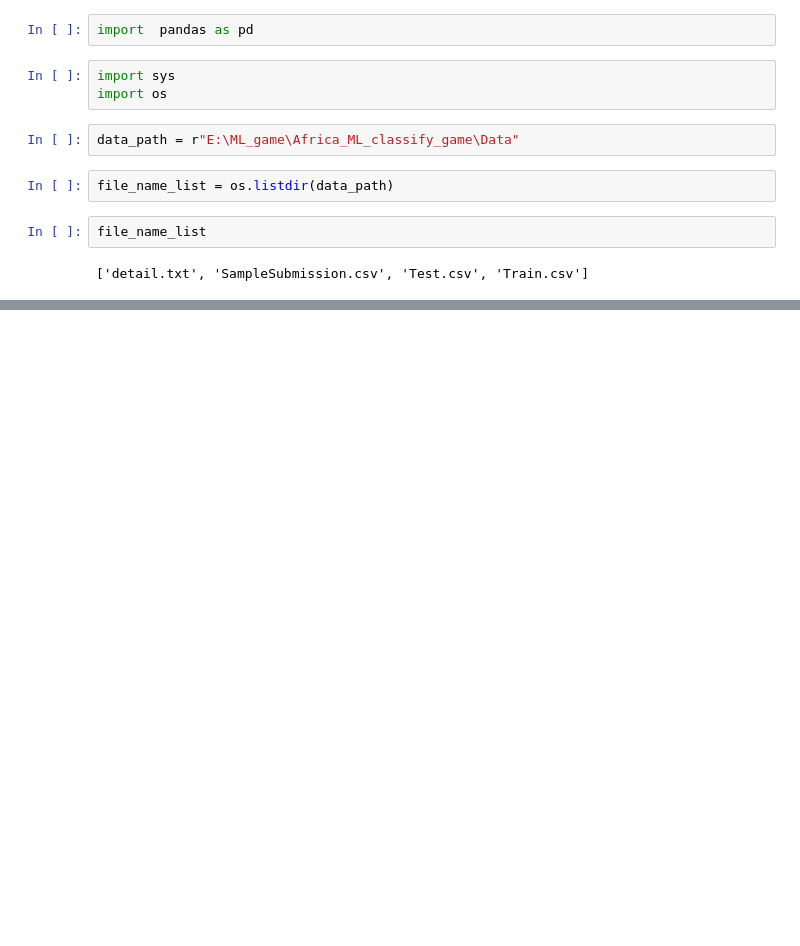
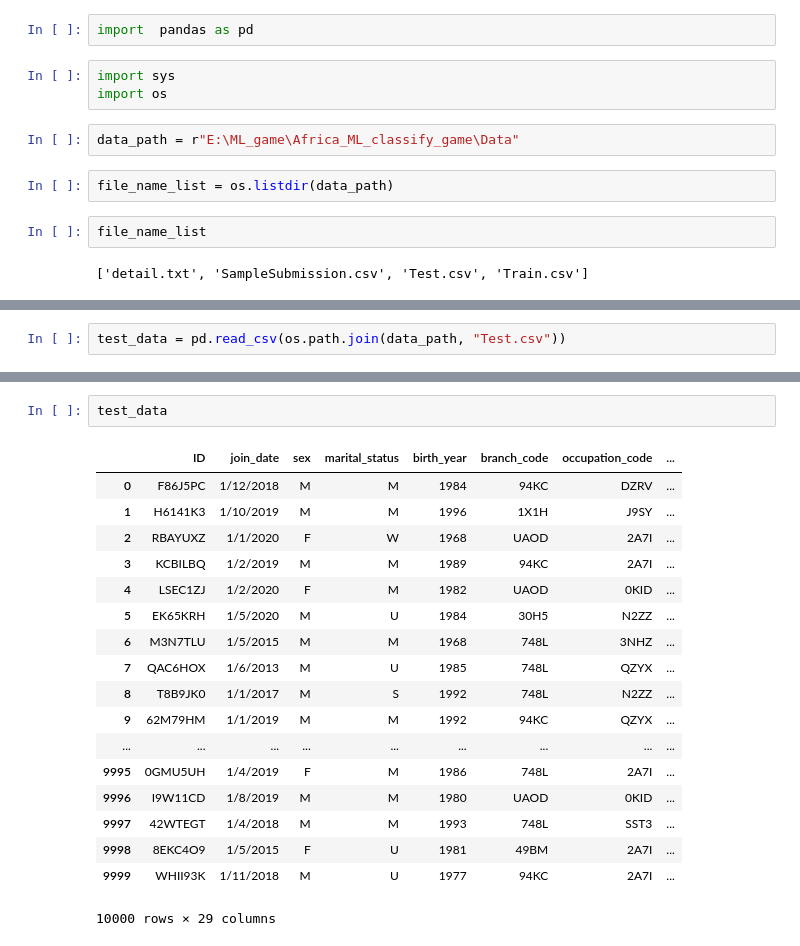
Before and after one commit to Mindfaker/Africa_ML_classify_game, a Jupyter notebook: shell/dataShow.ipynb, the cells around one changed output, grey strips where cells are left out. Cells and saved outputs as stored; diff of their text form; blank space fills up the shorter version.

```diff
--- a/shell/dataShow.ipynb
+++ b/shell/dataShow.ipynb
@@ -17,0 +16,2 @@ FileNotFoundError: File b"E:\\ML_game\\Africa_ML_classify_game\\Data\\'detail.tx
+# %%
+test_data = pd.read_csv(os.path.join(data_path, "Test.csv"))
@@ -17,0 +153,21 @@ FileNotFoundError: File b"E:\\ML_game\\Africa_ML_classify_game\\Data\\'detail.tx
+# %%
+test_data
+# %% [output]
+|  | ID | join_date | sex | marital_status | birth_year | branch_code | occupation_code | ... |
+| 0 | F86J5PC | 1/12/2018 | M | M | 1984 | 94KC | DZRV | ... |
+| 1 | H6141K3 | 1/10/2019 | M | M | 1996 | 1X1H | J9SY | ... |
+| 2 | RBAYUXZ | 1/1/2020 | F | W | 1968 | UAOD | 2A7I | ... |
+| 3 | KCBILBQ | 1/2/2019 | M | M | 1989 | 94KC | 2A7I | ... |
+| 4 | LSEC1ZJ | 1/2/2020 | F | M | 1982 | UAOD | 0KID | ... |
+| 5 | EK65KRH | 1/5/2020 | M | U | 1984 | 30H5 | N2ZZ | ... |
+| 6 | M3N7TLU | 1/5/2015 | M | M | 1968 | 748L | 3NHZ | ... |
+| 7 | QAC6HOX | 1/6/2013 | M | U | 1985 | 748L | QZYX | ... |
+| 8 | T8B9JK0 | 1/1/2017 | M | S | 1992 | 748L | N2ZZ | ... |
+| 9 | 62M79HM | 1/1/2019 | M | M | 1992 | 94KC | QZYX | ... |
+| ... | ... | ... | ... | ... | ... | ... | ... | ... |
+| 9995 | 0GMU5UH | 1/4/2019 | F | M | 1986 | 748L | 2A7I | ... |
+| 9996 | I9W11CD | 1/8/2019 | M | M | 1980 | UAOD | 0KID | ... |
+| 9997 | 42WTEGT | 1/4/2018 | M | M | 1993 | 748L | SST3 | ... |
+| 9998 | 8EKC4O9 | 1/5/2015 | F | U | 1981 | 49BM | 2A7I | ... |
+| 9999 | WHII93K | 1/11/2018 | M | U | 1977 | 94KC | 2A7I | ... |
+10000 rows × 29 columns
```
Also changed, not shown: parts of 21 cells of this notebook, 1 other file.
